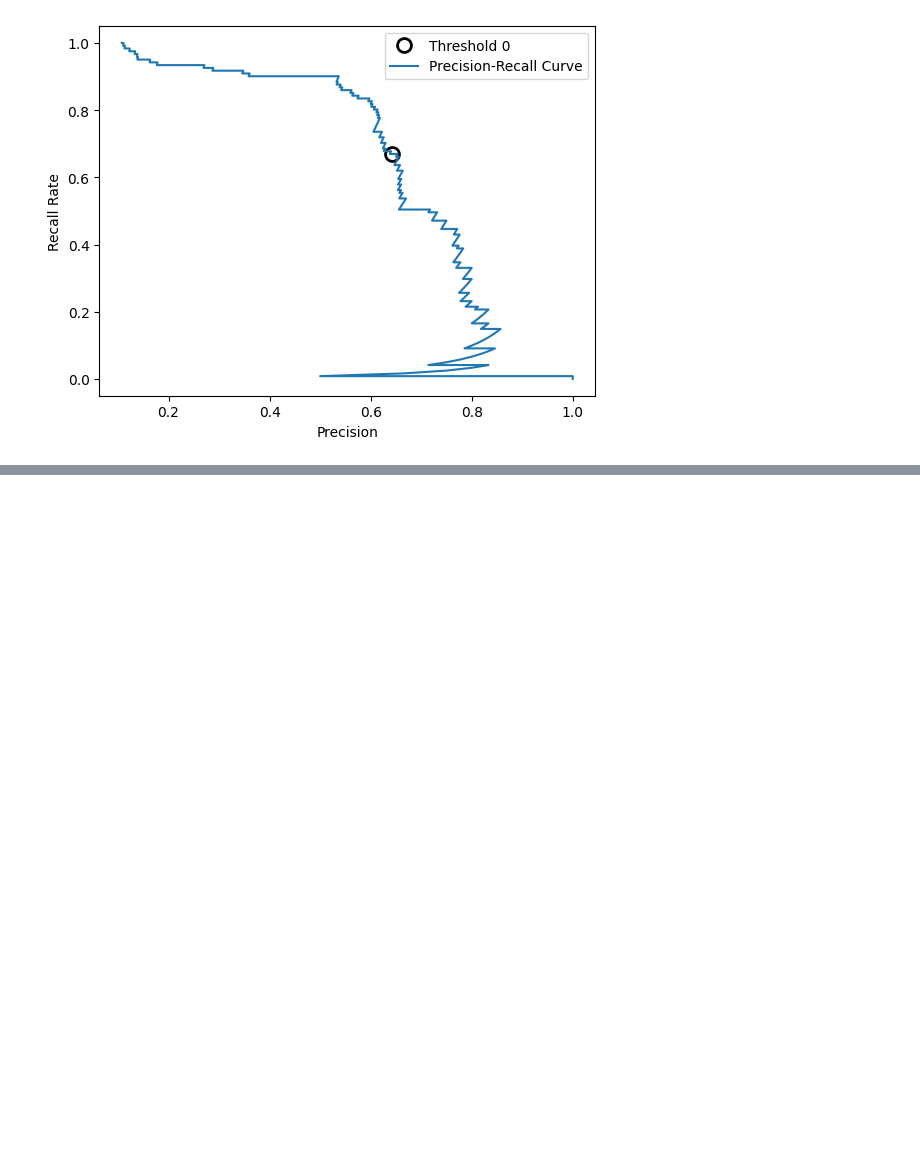
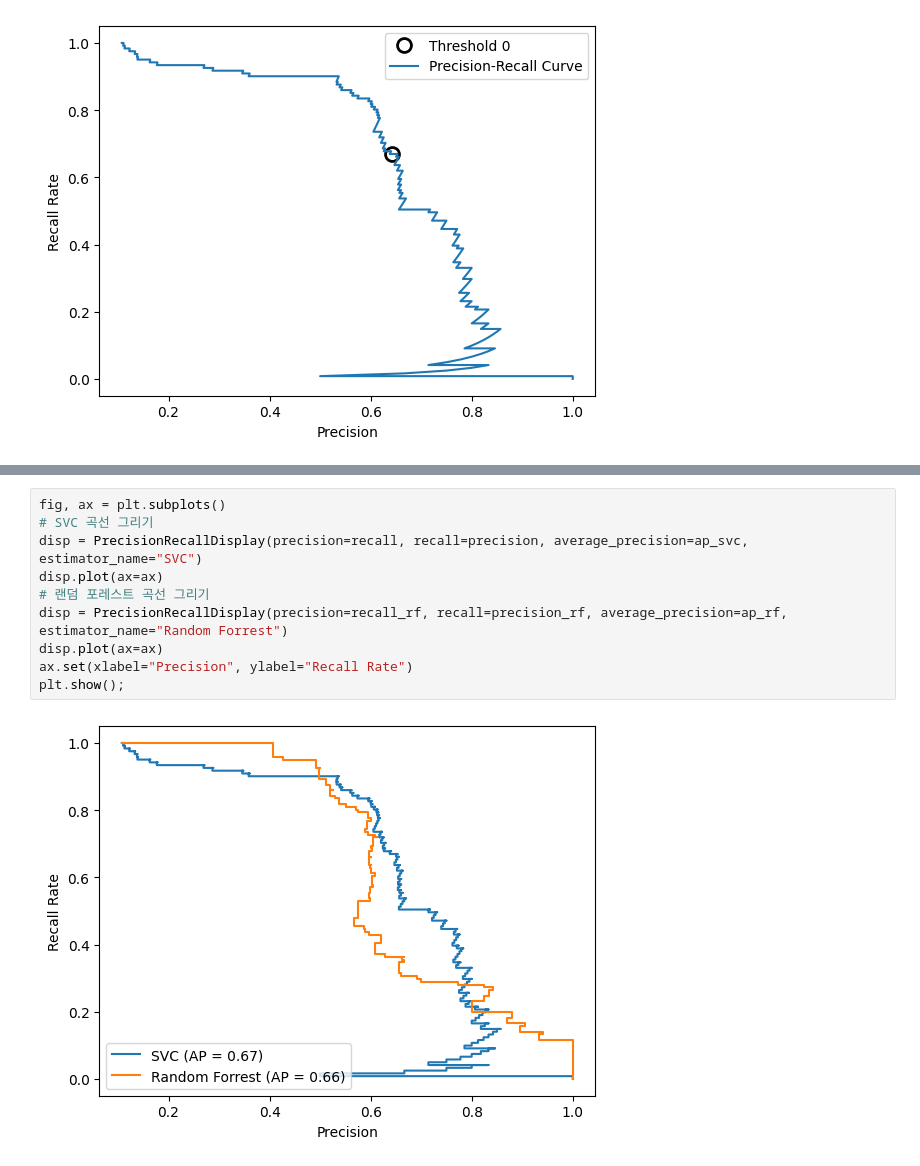
Before and after one commit to haribo09876/MachineLearning, a Jupyter notebook: 05. ModelEvaluationAndPerformanceImprovement/03. EvaluationIndicatorsAndMeasurements.ipynb, the cells around one changed output, grey strips where cells are left out. Cells and saved outputs as stored; diff of their text form; blank space fills up the shorter version.

```diff
--- a/05. ModelEvaluationAndPerformanceImprovement/03. EvaluationIndicatorsAndMeasurements.ipynb
+++ b/05. ModelEvaluationAndPerformanceImprovement/03. EvaluationIndicatorsAndMeasurements.ipynb
@@ -433,0 +521,12 @@ plt.legend(loc="best");
+# %%
+fig, ax = plt.subplots()
+# SVC 곡선 그리기
+disp = PrecisionRecallDisplay(precision=recall, recall=precision, average_precision=ap_svc, estimator_name="SVC")
+disp.plot(ax=ax)
+# 랜덤 포레스트 곡선 그리기
+disp = PrecisionRecallDisplay(precision=recall_rf, recall=precision_rf, average_precision=ap_rf, estimator_name="Random Forrest")
+disp.plot(ax=ax)
+ax.set(xlabel="Precision", ylabel="Recall Rate")
+plt.show();
+# %% [output]
+[figure, added]
```
Also changed, not shown: parts of 43 cells of this notebook, 1 other file.
